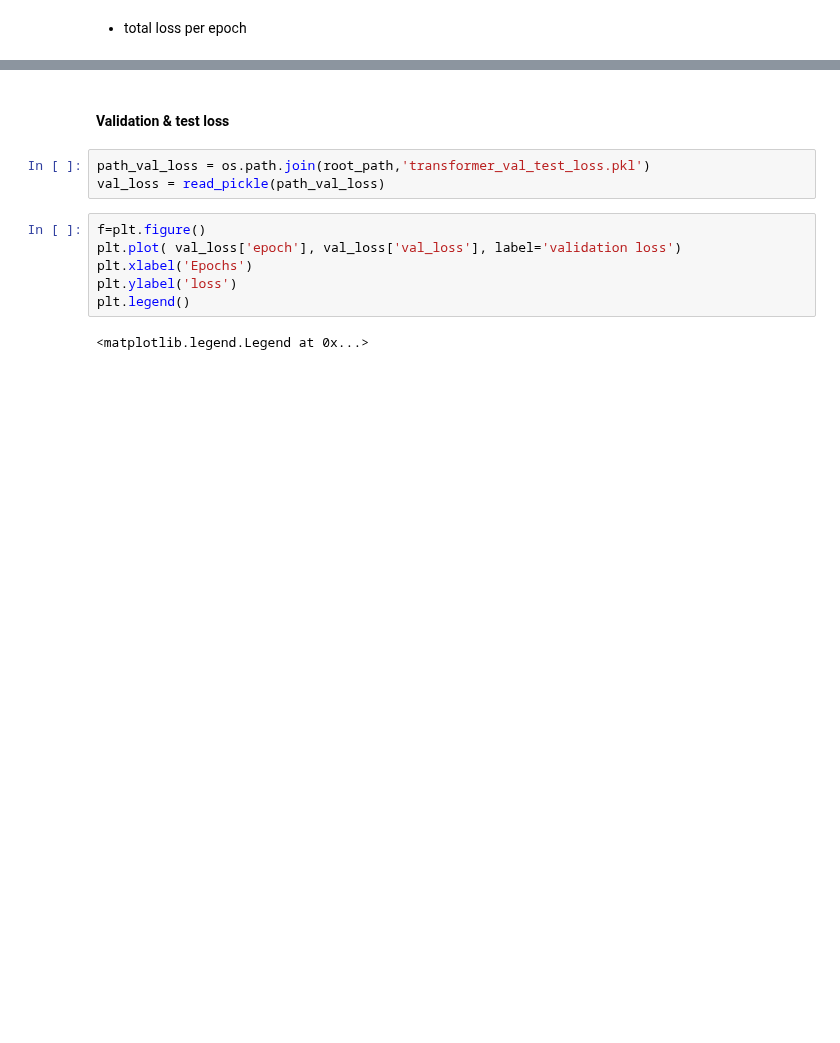
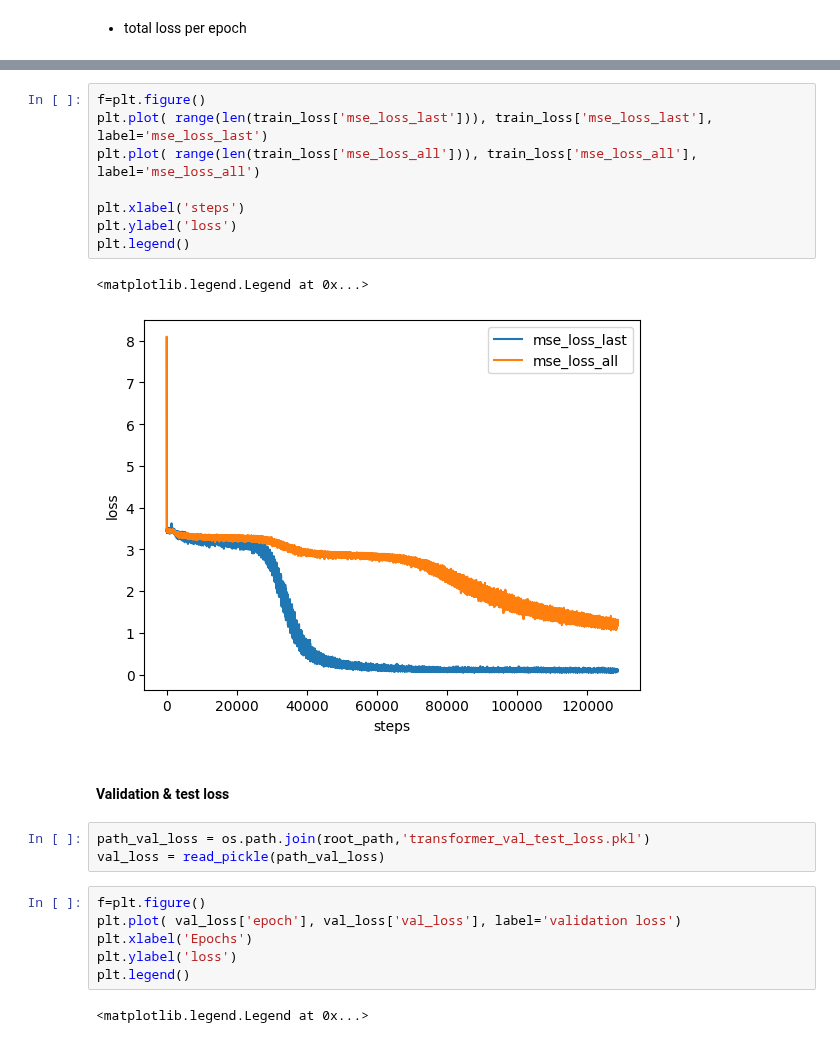
Before and after one commit to ZihanRen/poretransformer, a Jupyter notebook: lpu3dnet/eval/transformer_quick_check.ipynb, the cells around one changed output, grey strips where cells are left out. Saved outputs shown, nothing was run; the diff lists cells and outputs as text; blank space fills up the shorter version.

```diff
--- a/lpu3dnet/eval/transformer_quick_check.ipynb
+++ b/lpu3dnet/eval/transformer_quick_check.ipynb
@@ -66,3 +83,14 @@ plt.legend()
+# %%
+f=plt.figure()
+plt.plot( range(len(train_loss['mse_loss_last'])), train_loss['mse_loss_last'], label='mse_loss_last')
+plt.plot( range(len(train_loss['mse_loss_all'])), train_loss['mse_loss_all'], label='mse_loss_all')
+
+plt.xlabel('steps')
+plt.ylabel('loss')
+plt.legend()
+# %% [output]
+<matplotlib.legend.Legend at 0x...>
+[figure, added]
 # %% [markdown]
 #### Validation & test loss
 # %%
```
Also changed, not shown: parts of 6 cells of this notebook, 47 other files.
